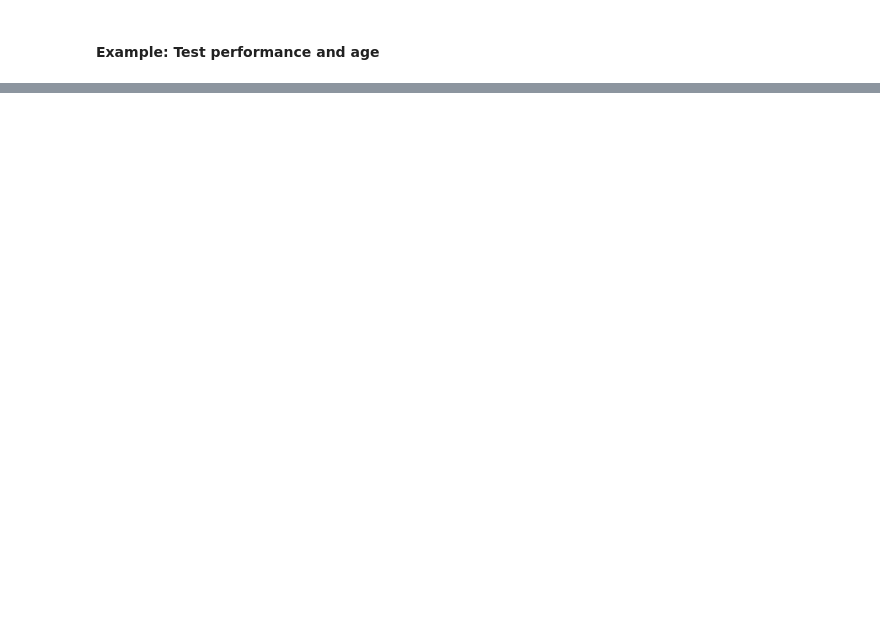
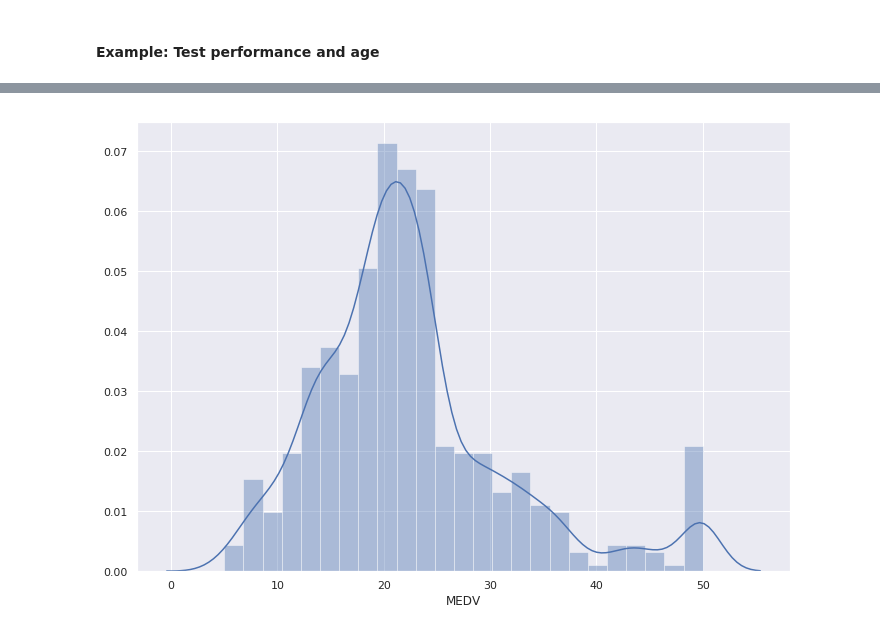
Before and after one commit to xie186/Courseara_StatisticsWithPython, a Jupyter notebook: StatisticsWithPython_CourseraCourse.ipynb, the cells around one changed output, grey strips where cells are left out. Saved outputs shown, nothing was run; the diff lists cells and outputs as text; code cells hidden in the pictures; blank space fills up the shorter version.

Commit message:
Data Modeling in Python

```diff
--- a/StatisticsWithPython_CourseraCourse.ipynb
+++ b/StatisticsWithPython_CourseraCourse.ipynb
@@ -307,0 +331,21 @@ The European Social Survey (ESS) is a biennial cross-national survey of attitude
+# %%
+import warnings
+warnings.filterwarnings('ignore')
+
+import numpy as np
+import matplotlib.pyplot as plt
+
+import pandas as pd
+import seaborn as sns
+
+%matplotlib inline
+
+from sklearn.datasets import load_boston
+boston_dataset = load_boston()
+
+boston = pd.DataFrame(data = boston_dataset.data,
+                         columns=boston_dataset.feature_names)
+
+
+boston["MEDV"] = boston_dataset.target
+boston.head()
@@ -307,0 +436,6 @@ The European Social Survey (ESS) is a biennial cross-national survey of attitude
+# %%
+sns.set(rc={'figure.figsize':(11.7,8.27)})
+sns.distplot(boston["MEDV"], bins = 25)
+plt.show()
+# %% [output]
+[figure, added]
```
Also changed, not shown: parts of 16 cells of this notebook.
